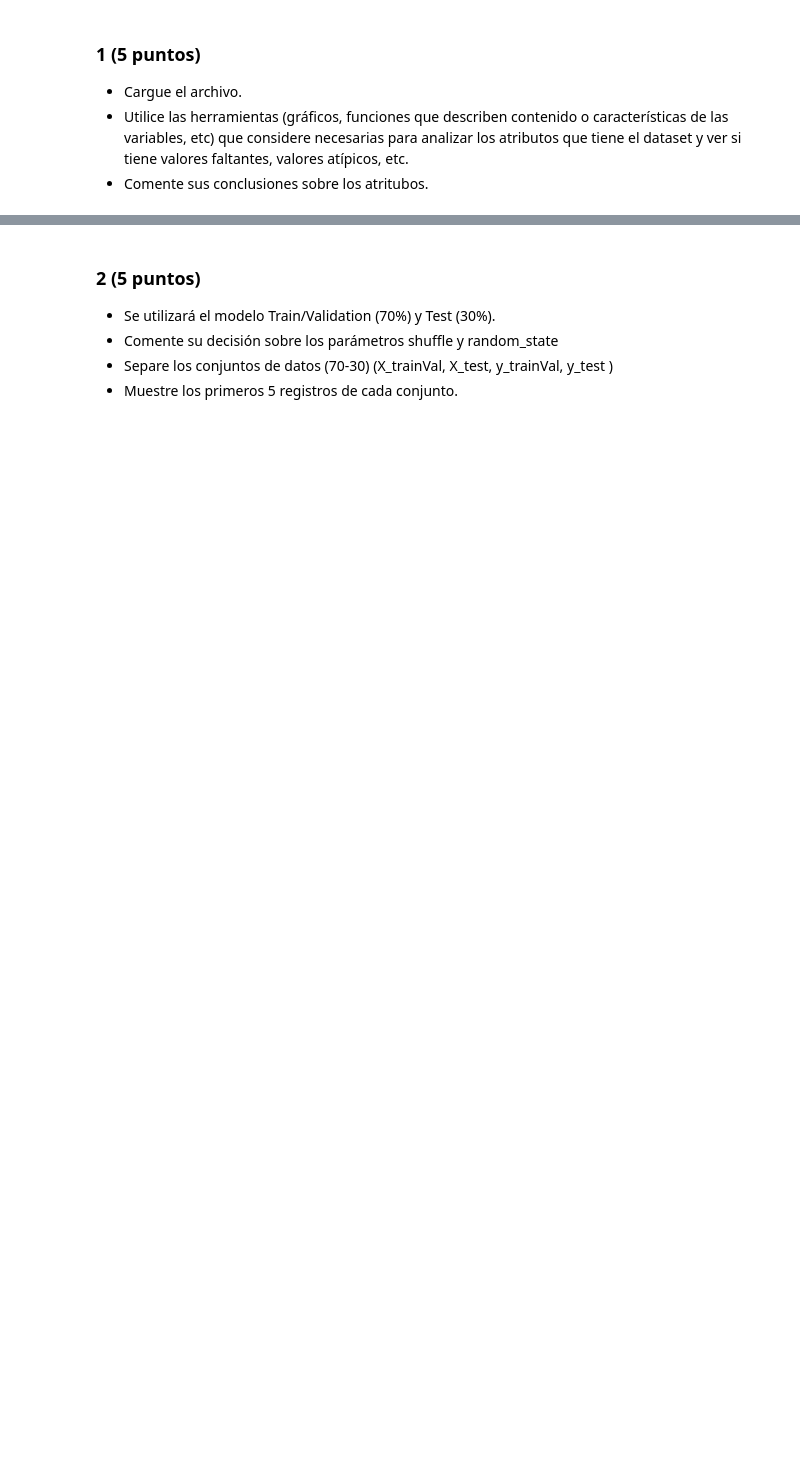
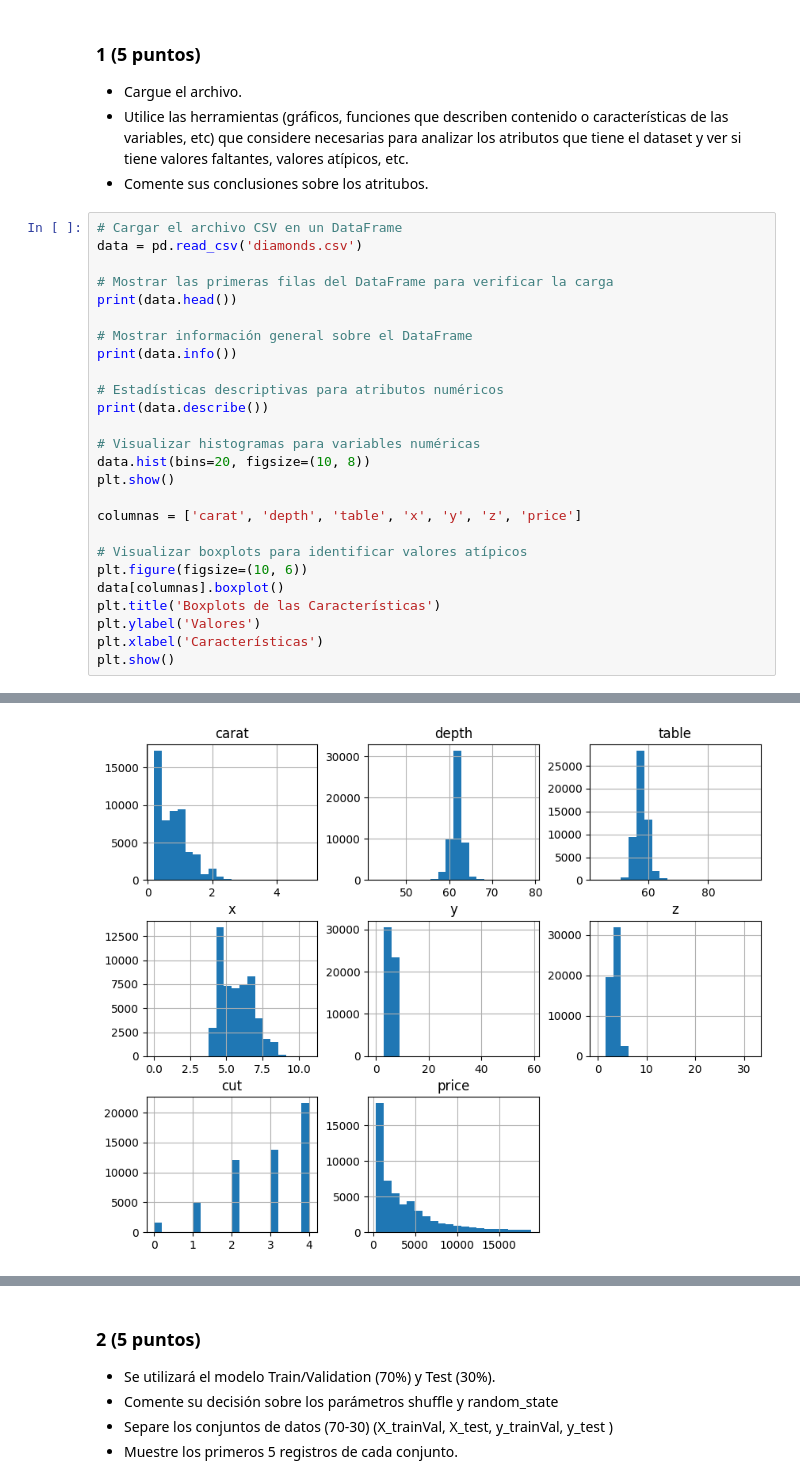
Before and after one commit to JeanPaulRF/Trabajos-IA, a Jupyter notebook: TP-2/2023-2-Trabajo_Practico_2.ipynb, the cells around one changed output, grey strips where cells are left out. Drawn from its saved outputs; the diff is of its cells as text; blank space fills up the shorter version.

```diff
--- a/TP-2/2023-2-Trabajo_Practico_2.ipynb
+++ b/TP-2/2023-2-Trabajo_Practico_2.ipynb
@@ -35,3 +46,30 @@ Considere:
 - Cargue el archivo.
 - Utilice las herramientas (gráficos, funciones que describen contenido o características de las variables, etc) que considere necesarias para analizar los atributos que tiene el dataset y ver si tiene valores faltantes, valores atípicos, etc.
 - Comente sus conclusiones sobre los atritubos.
+# %%
+# Cargar el archivo CSV en un DataFrame
+data = pd.read_csv('diamonds.csv')
+
+# Mostrar las primeras filas del DataFrame para verificar la carga
+print(data.head())
+
+# Mostrar información general sobre el DataFrame
+print(data.info())
+
+# Estadísticas descriptivas para atributos numéricos
+print(data.describe())
+
+# Visualizar histogramas para variables numéricas
+data.hist(bins=20, figsize=(10, 8))
+plt.show()
+
+columnas = ['carat', 'depth', 'table', 'x', 'y', 'z', 'price']
+
+# Visualizar boxplots para identificar valores atípicos
+plt.figure(figsize=(10, 6))
+data[columnas].boxplot()
+plt.title('Boxplots de las Características')
+plt.ylabel('Valores')
+plt.xlabel('Características')
+plt.show()
+# %% [output]
@@ -37,0 +93 @@ Considere:
+[figure, added]
```
Also changed, not shown: parts of 13 cells of this notebook, 1 other file.
